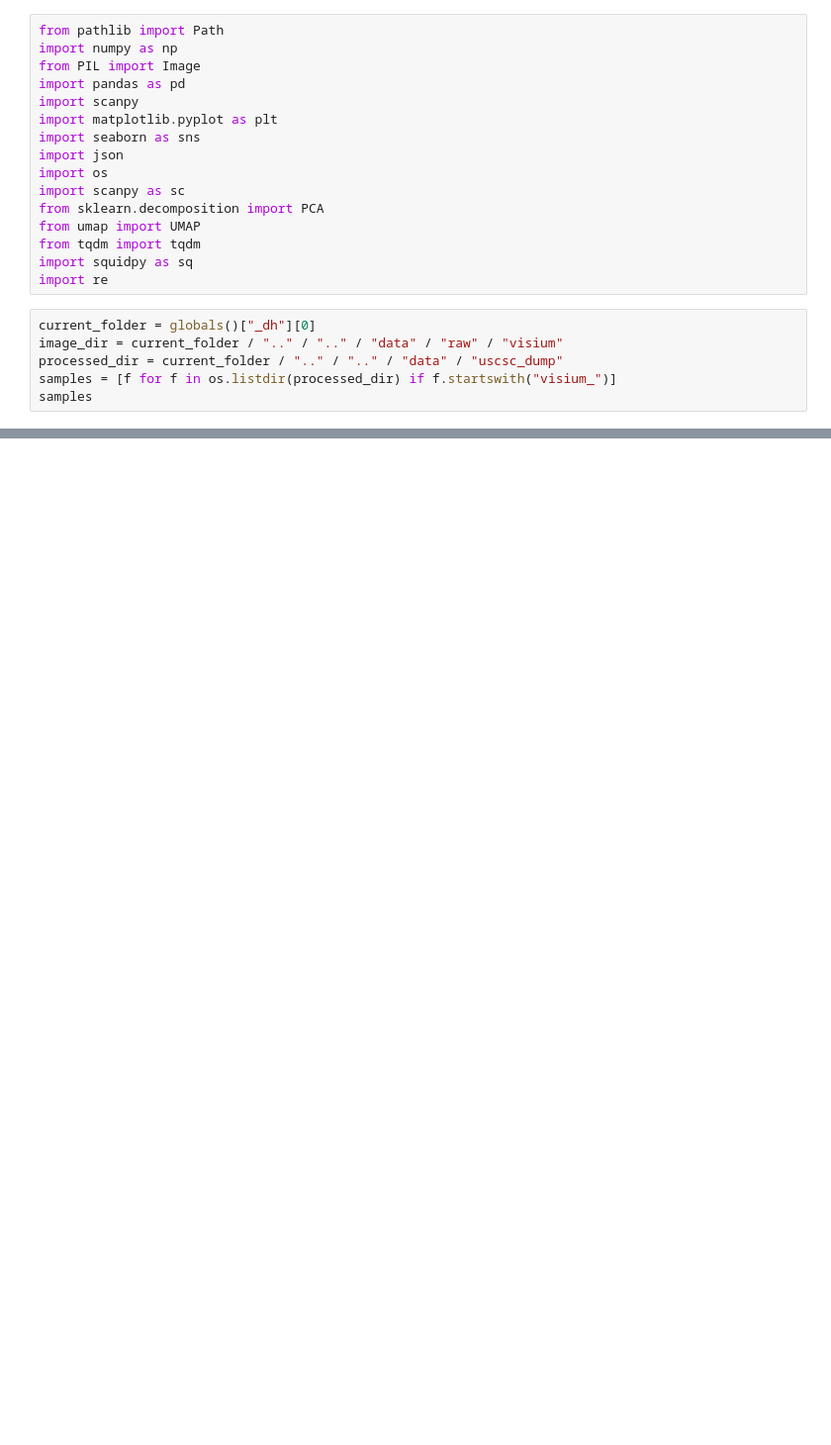
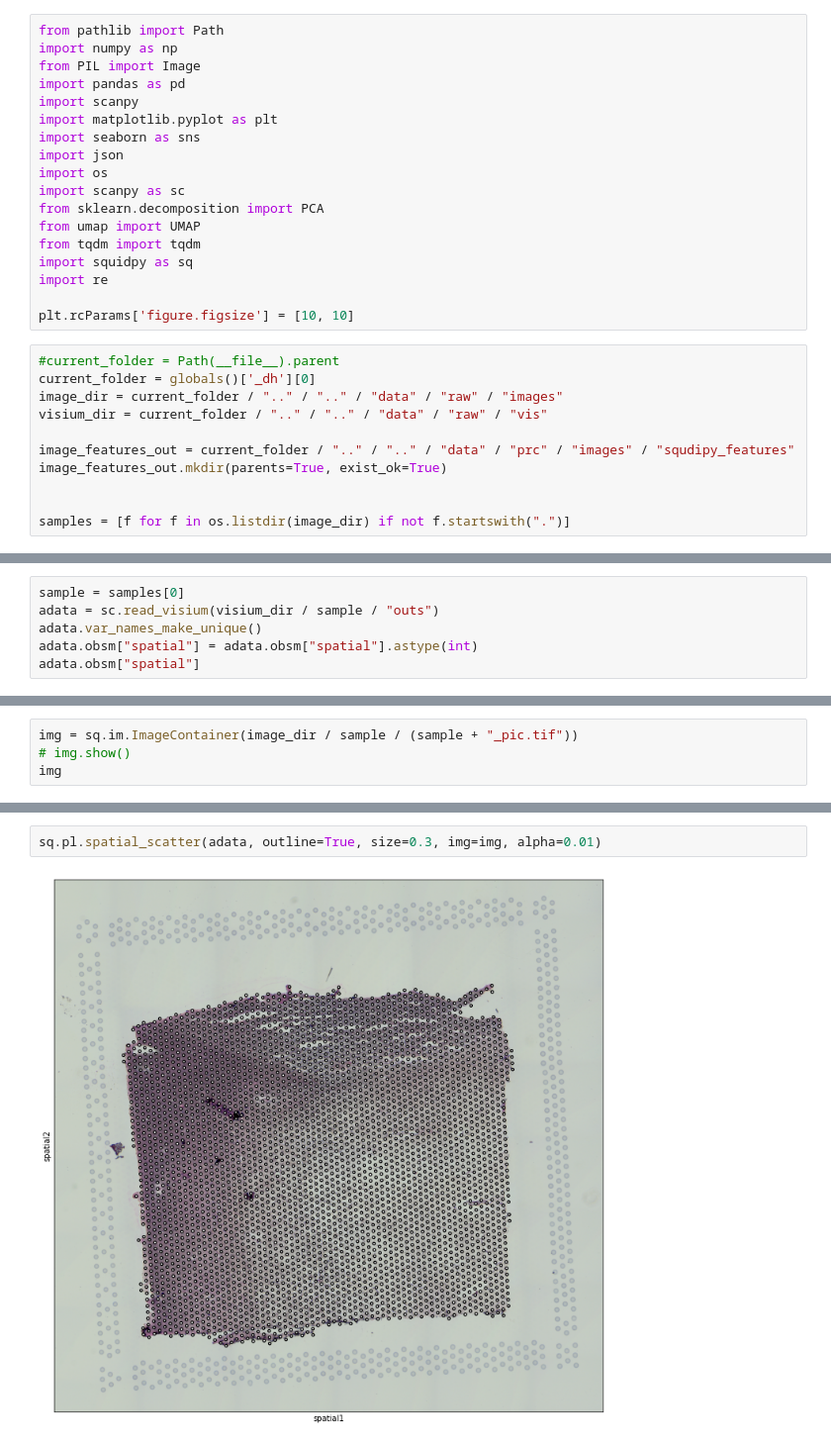
Before and after one commit to saezlab/VisiumMS, a Jupyter notebook: scripts/process/squidpy_image_features.ipynb, the cells around one changed output, grey strips where cells are left out. Shown at 99% size. Cells and saved outputs as stored; diff of their text form; blank space fills up the shorter version.

Commit message:
added squidpy image features

```diff
--- a/scripts/process/squidpy_image_features.ipynb
+++ b/scripts/process/squidpy_image_features.ipynb
@@ -14,9 +14,16 @@ from umap import UMAP
 from tqdm import tqdm
 import squidpy as sq
 import re
+
+plt.rcParams['figure.figsize'] = [10, 10]
 # %%
-current_folder = globals()["_dh"][0]
-image_dir = current_folder / ".." / ".." / "data" / "raw" / "visium"
-processed_dir = current_folder / ".." / ".." / "data" / "uscsc_dump"
-samples = [f for f in os.listdir(processed_dir) if f.startswith("visium_")]
-samples
+#current_folder = Path(__file__).parent
+current_folder = globals()['_dh'][0]
+image_dir = current_folder / ".." / ".." / "data" / "raw" / "images"
+visium_dir = current_folder / ".." / ".." / "data" / "raw" / "vis"
+
+image_features_out = current_folder / ".." / ".." / "data" / "prc" / "images" / "squdipy_features"
+image_features_out.mkdir(parents=True, exist_ok=True)
+
+
+samples = [f for f in os.listdir(image_dir) if not f.startswith(".")]
@@ -61,0 +30,6 @@ ValueError: Expected `height` to be in interval `[0, 1938]`, found `4796`.
+# %%
+sample = samples[0]
+adata = sc.read_visium(visium_dir / sample / "outs")
+adata.var_names_make_unique()
+adata.obsm["spatial"] = adata.obsm["spatial"].astype(int)
+adata.obsm["spatial"]
@@ -61,0 +44,4 @@ ValueError: Expected `height` to be in interval `[0, 1938]`, found `4796`.
+# %%
+img = sq.im.ImageContainer(image_dir / sample / (sample + "_pic.tif"))
+# img.show()
+img
@@ -61,0 +50,4 @@ ValueError: Expected `height` to be in interval `[0, 1938]`, found `4796`.
+# %%
+sq.pl.spatial_scatter(adata, outline=True, size=0.3, img=img, alpha=0.01)
+# %% [output]
+[figure, added]
```
Also changed, not shown: parts of 13 cells of this notebook, 4 other files.
